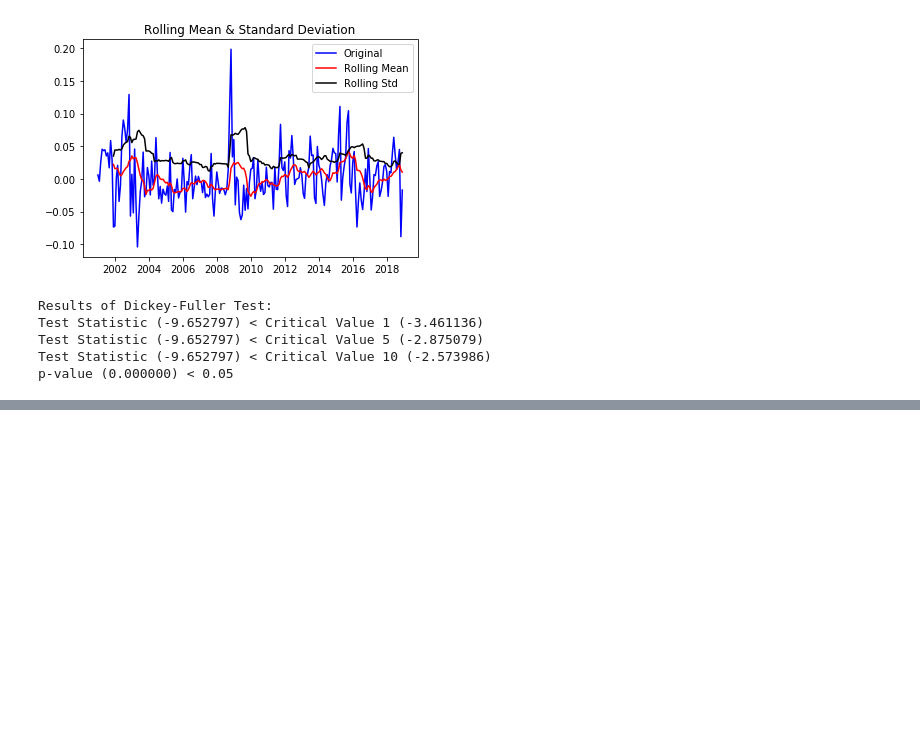
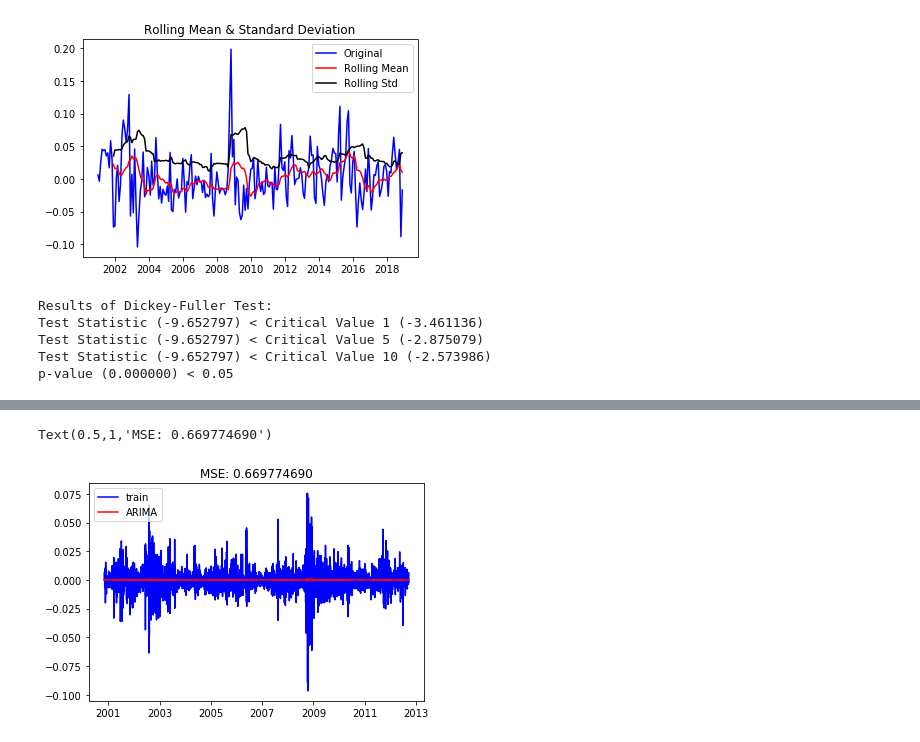
Before and after one commit to jorgealmeidajr/tcc-senai-timeseries, a Jupyter notebook: src/timeseries01-arima.ipynb, the cells around one changed output, grey strips where cells are left out. Saved outputs shown, nothing was run; the diff lists cells and outputs as text; code cells hidden in the pictures; blank space fills up the shorter version.

```diff
--- a/src/timeseries01-arima.ipynb
+++ b/src/timeseries01-arima.ipynb
@@ -77,0 +81,4 @@ p-value (0.000000) < 0.05
+# %%
+# teste com 150 combinacoes de parametros
+# melhores parametros encontrados no Grid Search
+arima_params = (0, 1, 1)
@@ -77,0 +96,12 @@ p-value (0.000000) < 0.05
+# %%
+# modelo ARIMA aplicado aos dados de treinamento
+model = ARIMA(log_df_daily, order=arima_params)
+results_ARIMA = model.fit(disp=False)
+
+plt.plot(train, label='train', color='blue')
+plt.plot(results_ARIMA.fittedvalues[0:size], label='ARIMA', color='red')
+plt.legend(loc='upper left')
+plt.title('MSE: %.9f'% mean_squared_error(log_df_daily[0:size].values, results_ARIMA.fittedvalues[0:size].values))
+# %% [output]
+Text(0.5,1,'MSE: 0.669774690')
+[figure, added]
```
Also changed, not shown: parts of 14 cells of this notebook, 3 other files.
